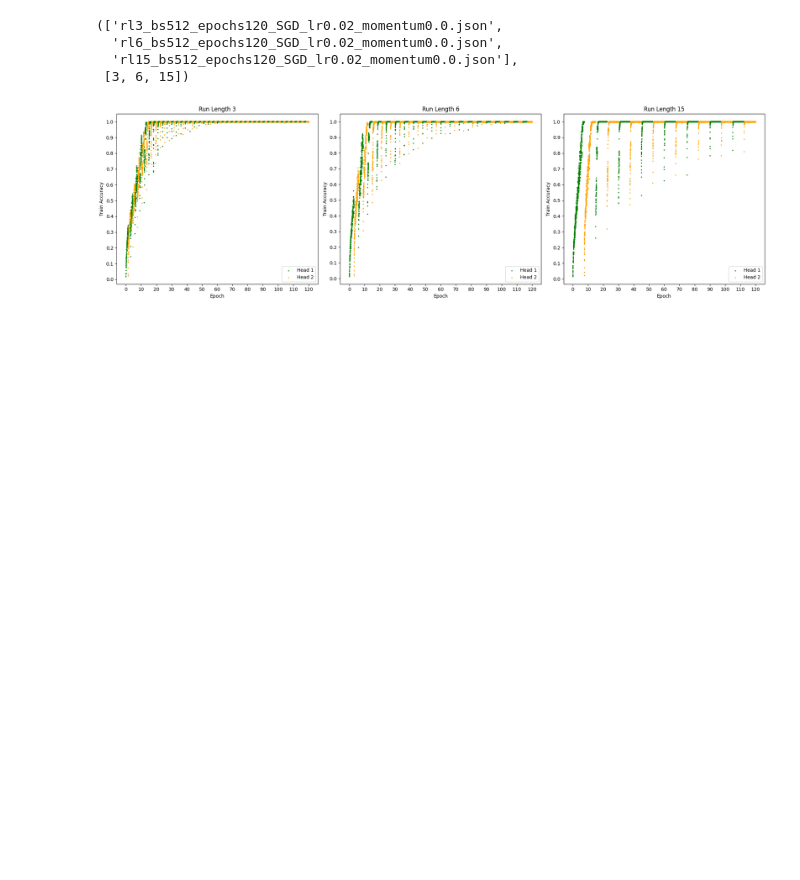
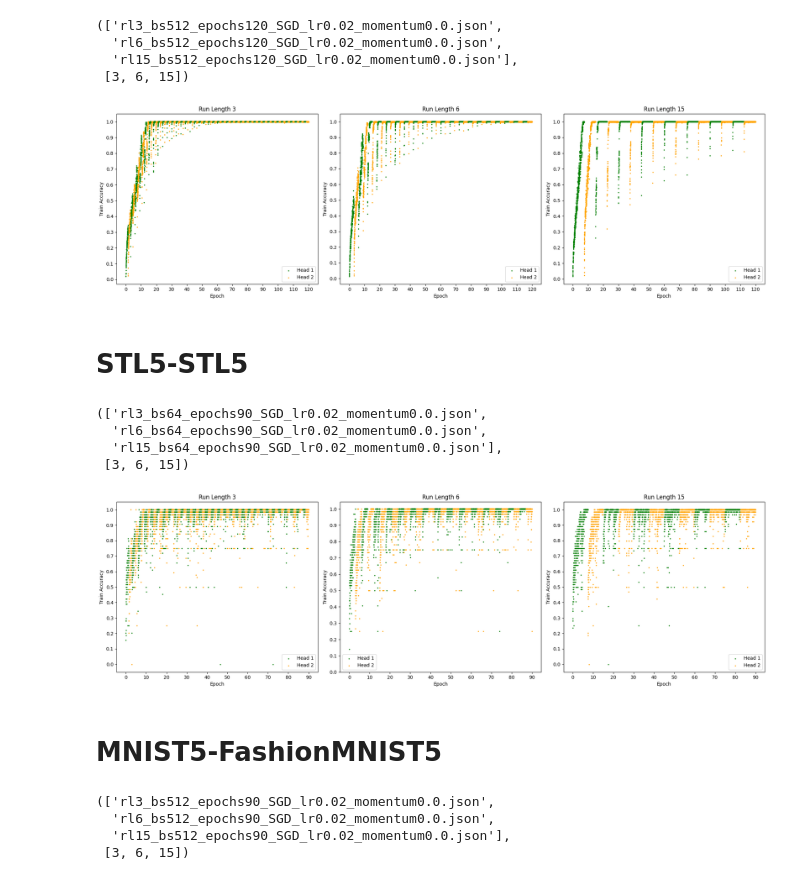
Before and after one commit to rburaksaritas/cmpe489-final-project, a Jupyter notebook: experiment_results_resnet18/visualise.ipynb, the cells around one changed output. Saved outputs shown, nothing was run; the diff lists cells and outputs as text; code cells hidden in the pictures; blank space fills up the shorter version.

Commit message:
updated visualise notebook

```diff
--- a/experiment_results_resnet18/visualise.ipynb
+++ b/experiment_results_resnet18/visualise.ipynb
@@ -110,3 +110,65 @@ plt.savefig(f"{folder.split('/')[1]}.png")
 plt.show()
 # %% [output]
 [figure]
+# %% [markdown]
+# STL5-STL5
+# %%
+folder = './stl5_stl5'
+files = os.listdir(folder)
+json_files = [f for f in files if f.endswith('.json')]
+#sort the json files
+json_files = sorted(json_files, key=lambda x: int(x.split('_')[0][2:]))
+
+dfs = []  # dfs list
+rls = [ int(filename.split('_')[0][2:]) for filename in json_files]
+rls = sorted(rls, key=lambda x: int(x)) # sort the rls
+
+# Read the json files via pd.read_json
+for file in json_files:
+    df = pd.read_json(folder + '/' + file)
+    dfs.append(df)
+
+json_files, rls
+# %% [output]
+(['rl3_bs64_epochs90_SGD_lr0.02_momentum0.0.json',
+  'rl6_bs64_epochs90_SGD_lr0.02_momentum0.0.json',
+  'rl15_bs64_epochs90_SGD_lr0.02_momentum0.0.json'],
+ [3, 6, 15])
+# %%
+nof_epochs = 90
+step_sizes = [40, 40]
+plt.figure(figsize=(20, 6))
+
+for i, (df, rl) in enumerate(zip(dfs, rls)):
+    ax = plt.subplot(1, 3, i + 1)
+    plot_run_length(df, rl, ax, nof_epochs=nof_epochs,step_sizes=step_sizes)
+
+plt.tight_layout()
+plt.savefig(f"{folder.split('/')[1]}.png")
+plt.show()
+# %% [output]
+[figure, added]
+# %% [markdown]
+# MNIST5-FashionMNIST5
+# %%
+folder = './mnist5_fashionmnist5'
+files = os.listdir(folder)
+json_files = [f for f in files if f.endswith('.json')]
+#sort the json files
+json_files = sorted(json_files, key=lambda x: int(x.split('_')[0][2:]))
+
+dfs = []  # dfs list
+rls = [ int(filename.split('_')[0][2:]) for filename in json_files]
+rls = sorted(rls, key=lambda x: int(x)) # sort the rls
+
+# Read the json files via pd.read_json
+for file in json_files:
+    df = pd.read_json(folder + '/' + file)
+    dfs.append(df)
+
+json_files, rls
+# %% [output]
+(['rl3_bs512_epochs90_SGD_lr0.02_momentum0.0.json',
+  'rl6_bs512_epochs90_SGD_lr0.02_momentum0.0.json',
+  'rl15_bs512_epochs90_SGD_lr0.02_momentum0.0.json'],
+ [3, 6, 15])
```
Also changed, not shown: parts of 1 cell of this notebook.
